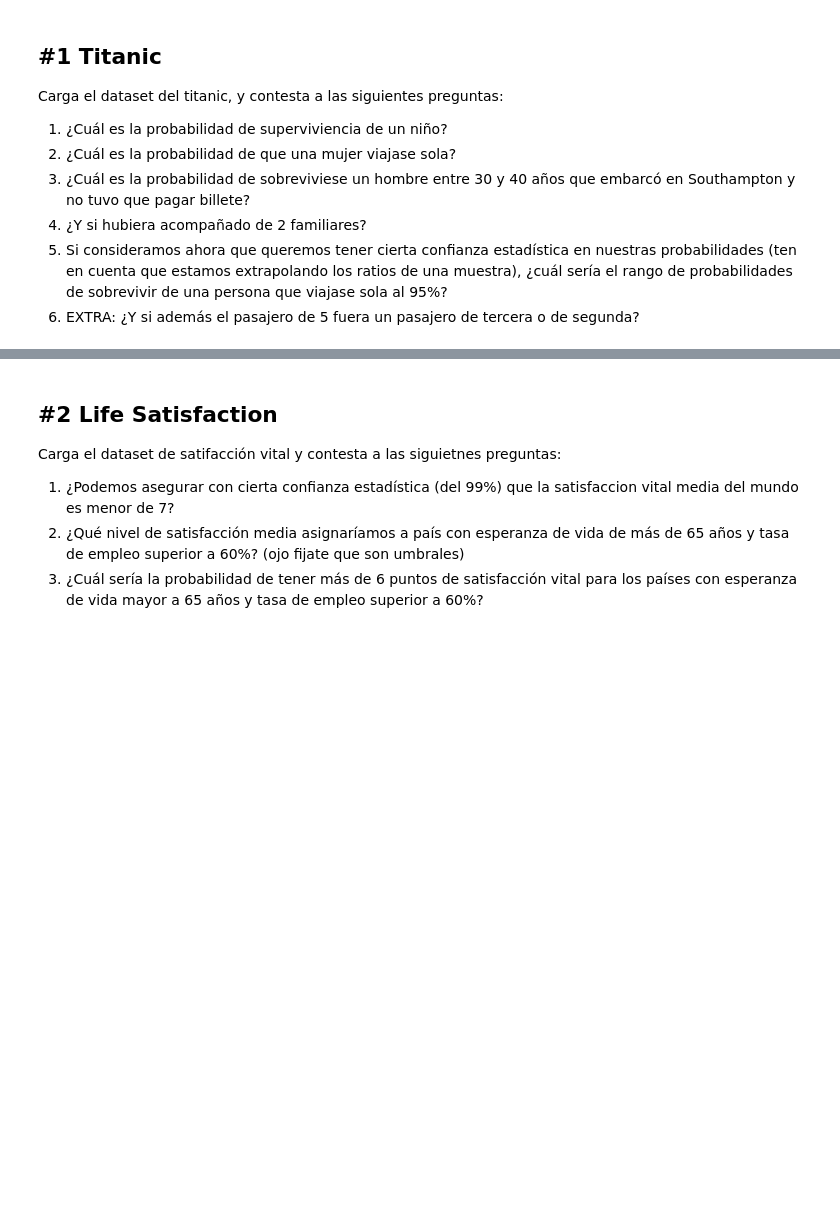
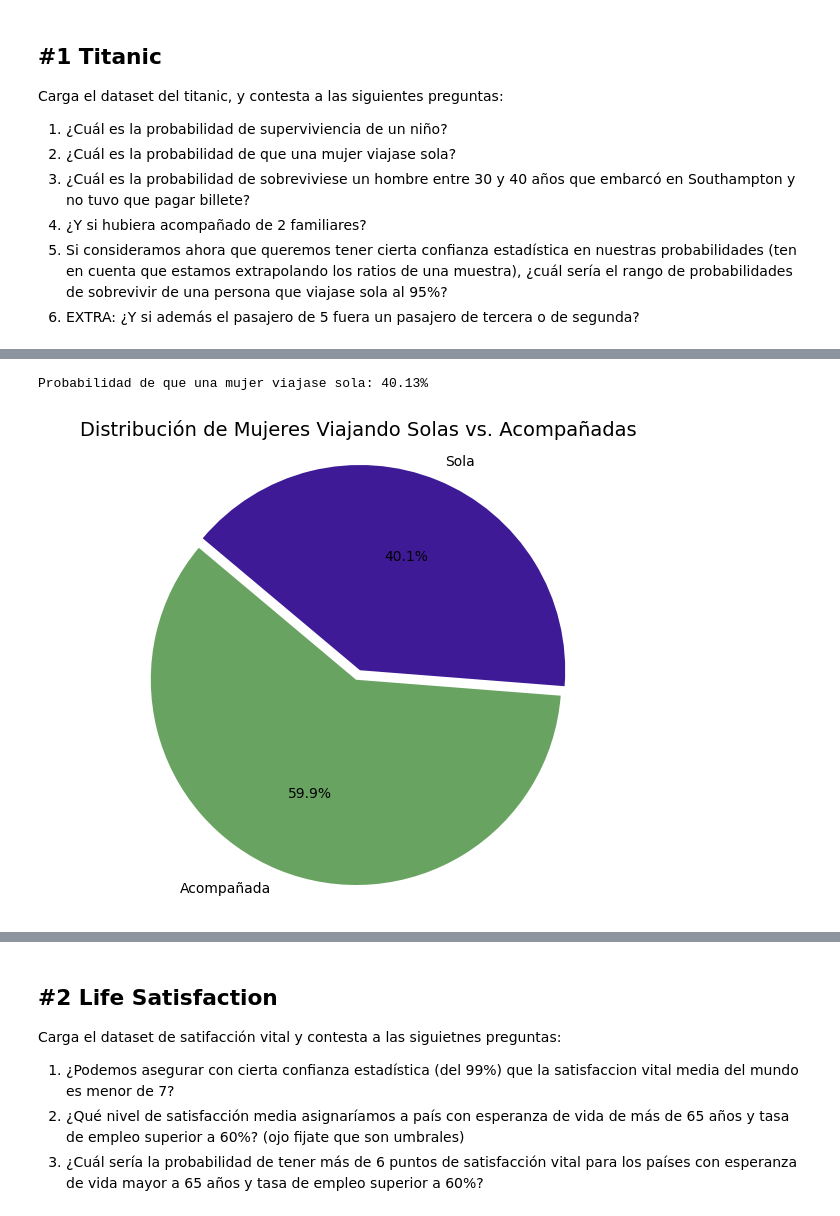
Before and after one commit to danmascarilla/ONLINE_DS_THEBRIDGE_DaniMascarilla, a Jupyter notebook: Sprint 9 - Introducción al Machine Learning/Unidad 1/Práctica Obligatória/18_Practica_Obligatoria_Estadistica_Inferencial.ipynb, the cells around one changed output, grey strips where cells are left out. Saved outputs shown, nothing was run; the diff lists cells and outputs as text; code cells hidden in the pictures; blank space fills up the shorter version.

```diff
--- a/Sprint 9 - Introducción al Machine Learning/Unidad 1/Práctica Obligatória/18_Practica_Obligatoria_Estadistica_Inferencial.ipynb
+++ b/Sprint 9 - Introducción al Machine Learning/Unidad 1/Práctica Obligatória/18_Practica_Obligatoria_Estadistica_Inferencial.ipynb
@@ -87,0 +65,23 @@ Rango de supervivencia (viajeros solos) al 95%: [26.47%, 34.24%]
+# %%
+mujeres = df[df['sex'] == 'female']
+prob_mujer_sola = mujeres['alone'].mean()
+print(f"Probabilidad de que una mujer viajase sola: {prob_mujer_sola:.2%}")
+
+conteos = mujeres['alone'].value_counts().sort_index()
+
+labels = ['Acompañada', 'Sola']
+sizes = conteos.values
+colors = ["#69a361", "#3f1a96"]
+explode = (0.05, 0)
+
+plt.figure(figsize=(8, 6))
+plt.pie(sizes, explode=explode, labels=labels, colors=colors,
+        autopct='%1.1f%%', shadow=False, startangle=140)
+
+plt.title('Distribución de Mujeres Viajando Solas vs. Acompañadas', fontsize=14)
+plt.axis('equal')
+
+plt.show()
+# %% [output]
+Probabilidad de que una mujer viajase sola: 40.13%
+[figure, added]
```
Also changed, not shown: parts of 15 cells of this notebook.
